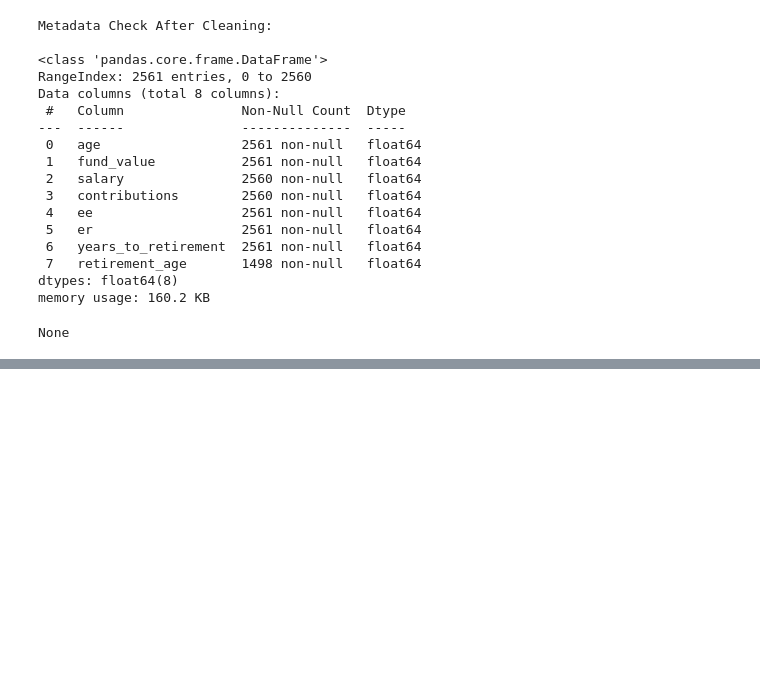
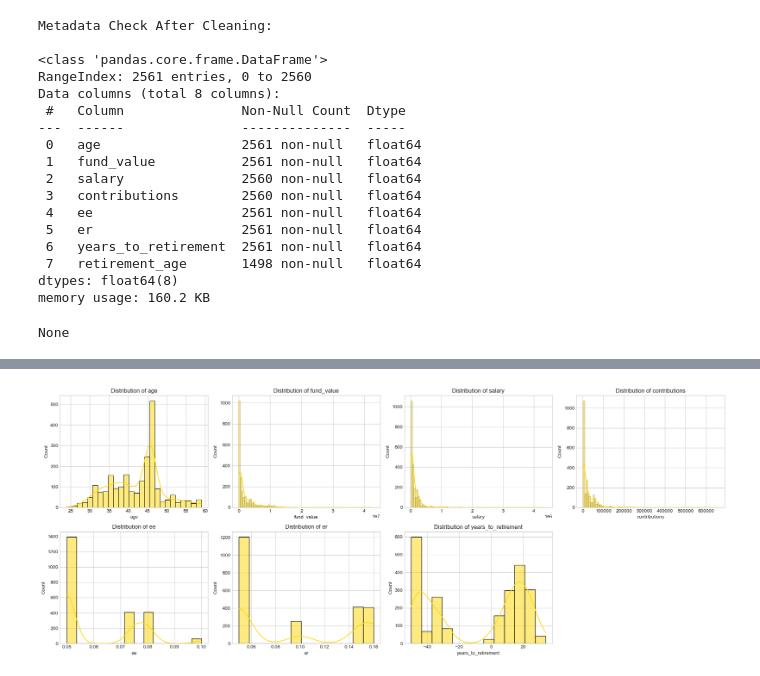
Before and after one commit to Vain-Guy/Labour-Force, a Jupyter notebook: Notebooks/eda.ipynb, the cells around one changed output, grey strips where cells are left out. Saved outputs shown, nothing was run; the diff lists cells and outputs as text; code cells hidden in the pictures; blank space fills up the shorter version.

```diff
--- a/Notebooks/eda.ipynb
+++ b/Notebooks/eda.ipynb
@@ -336,2 +361,7 @@ None
 # %%
-# Dealing with duplicates
+# Dealing with duplicates.
+# Exact duplicate observations were identified and removed to avoid over-representation.
+data = data.drop_duplicates().reset_index(drop=True)
+
+# Sanity check after removing duplicates
+print("Duplicates after cleaning:", data.duplicated().sum())
@@ -337,0 +372,12 @@ None
+# %%
+# Dealing with nulls
+# Drop observations with missing salary or contributions
+data = data.dropna(subset=["salary", "contributions"]).reset_index(drop=True)
+
+# Fill missing values in retirement_age with median
+median_retirement_age = data["retirement_age"].median()
+data["retirement_age"] = data["retirement_age"].fillna(median_retirement_age)
+
+# Sanity check after handling nulls
+print("Missing values after cleaning:")
+display(data[["salary", "contributions", "retirement_age"]].isnull().sum())
@@ -337,0 +400,24 @@ None
+# %%
+# Columns to plot (exclude 'retirement_age')
+numeric_cols = [col for col in data.columns if col != "retirement_age"]
+
+# Determine grid size
+n_cols = 4
+n_rows = math.ceil(len(numeric_cols) / n_cols)
+
+fig, axes = plt.subplots(n_rows, n_cols, figsize=(5 * n_cols, 4 * n_rows))
+axes = axes.flatten()
+
+# Plot distributions
+for i, col in enumerate(numeric_cols):
+    sns.histplot(data[col], kde=True, ax=axes[i], color='#FFD700')
+    axes[i].set_title(f'Distribution of {col}')
+
+# Remove any unused subplots
+for j in range(len(numeric_cols), len(axes)):
+    fig.delaxes(axes[j])
+
+plt.tight_layout()
+plt.show()
+# %% [output]
+[figure, added]
```
Also changed, not shown: parts of 9 cells of this notebook.
